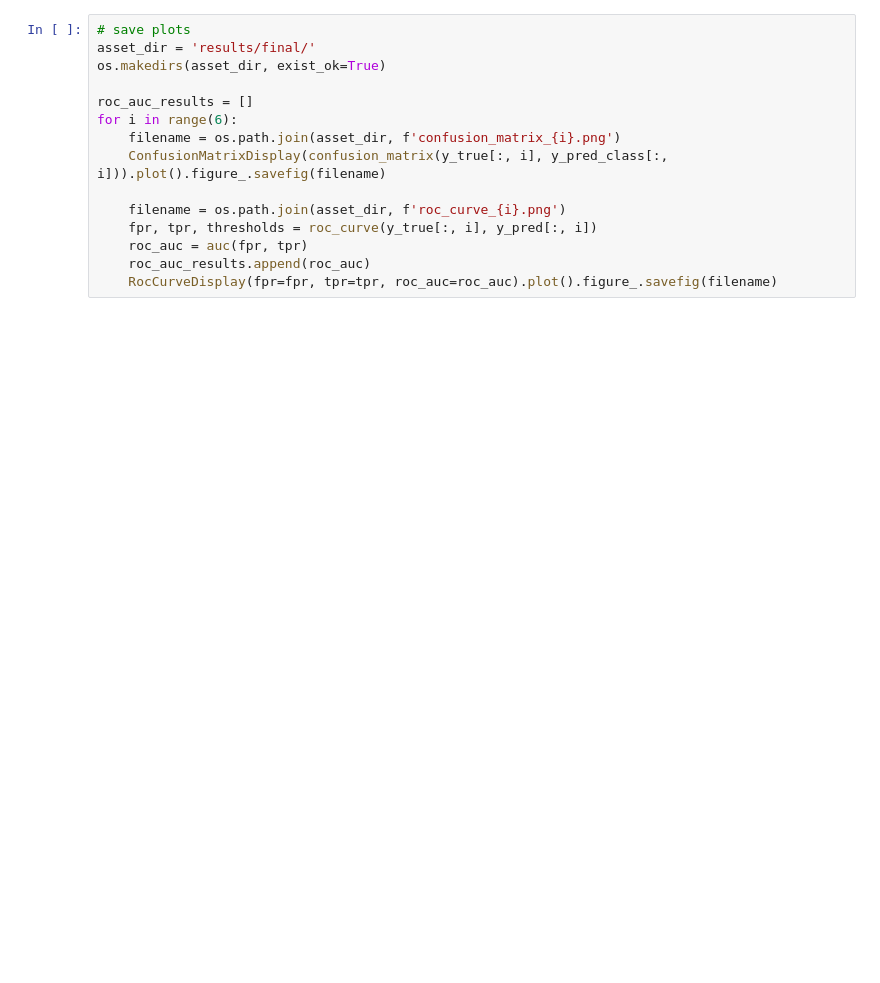
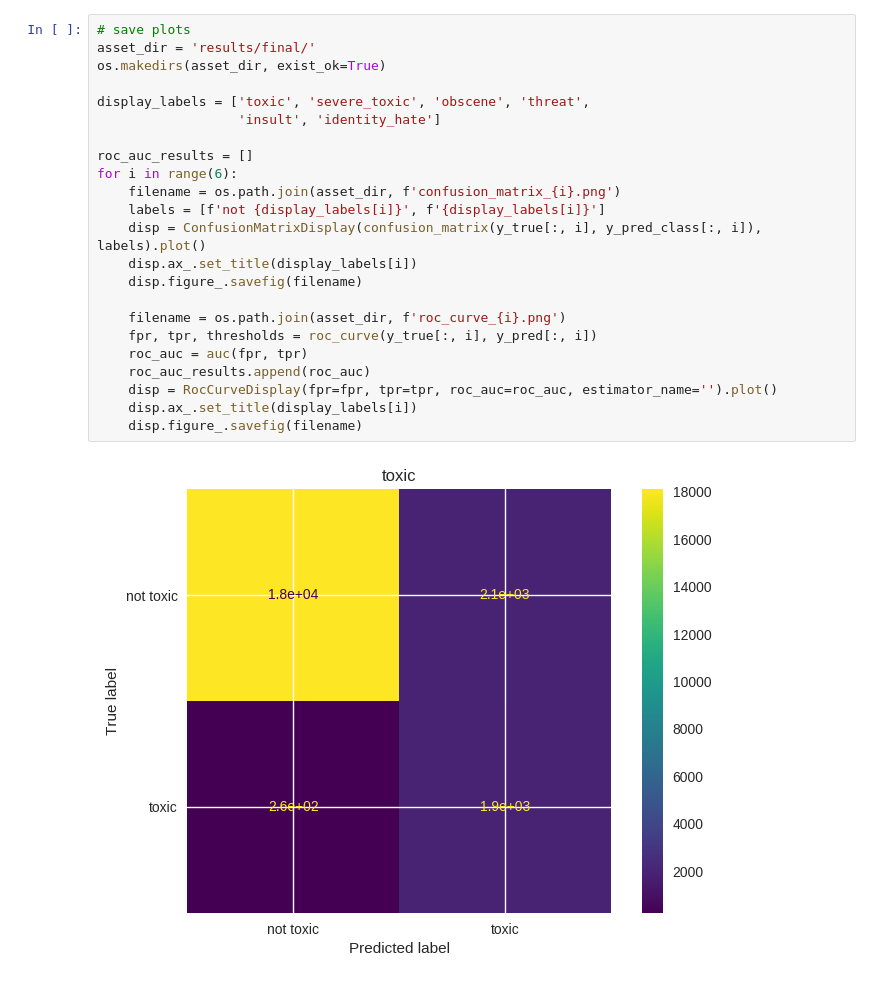
Before and after one commit to aapope/comment-toxicity, a Jupyter notebook: final_eval.ipynb, the cells around one changed output. Drawn from its saved outputs; the diff is of its cells as text; blank space fills up the shorter version.

```diff
--- a/final_eval.ipynb
+++ b/final_eval.ipynb
@@ -18,15 +26,25 @@ y_true.shape, y_pred.shape
 # %%
 # save plots
 asset_dir = 'results/final/'
 os.makedirs(asset_dir, exist_ok=True)
 
+display_labels = ['toxic', 'severe_toxic', 'obscene', 'threat',
+                  'insult', 'identity_hate']
+
 roc_auc_results = []
 for i in range(6):
     filename = os.path.join(asset_dir, f'confusion_matrix_{i}.png')
-    ConfusionMatrixDisplay(confusion_matrix(y_true[:, i], y_pred_class[:, i])).plot().figure_.savefig(filename)
+    labels = [f'not {display_labels[i]}', f'{display_labels[i]}']
+    disp = ConfusionMatrixDisplay(confusion_matrix(y_true[:, i], y_pred_class[:, i]), labels).plot()
+    disp.ax_.set_title(display_labels[i])
+    disp.figure_.savefig(filename)
 
     filename = os.path.join(asset_dir, f'roc_curve_{i}.png')
     fpr, tpr, thresholds = roc_curve(y_true[:, i], y_pred[:, i])
     roc_auc = auc(fpr, tpr)
     roc_auc_results.append(roc_auc)
-    RocCurveDisplay(fpr=fpr, tpr=tpr, roc_auc=roc_auc).plot().figure_.savefig(filename)
+    disp = RocCurveDisplay(fpr=fpr, tpr=tpr, roc_auc=roc_auc, estimator_name='').plot()
+    disp.ax_.set_title(display_labels[i])
+    disp.figure_.savefig(filename)
+# %% [output]
+[figure, added]
```
Also changed, not shown: parts of 6 cells of this notebook, 17 other files.
